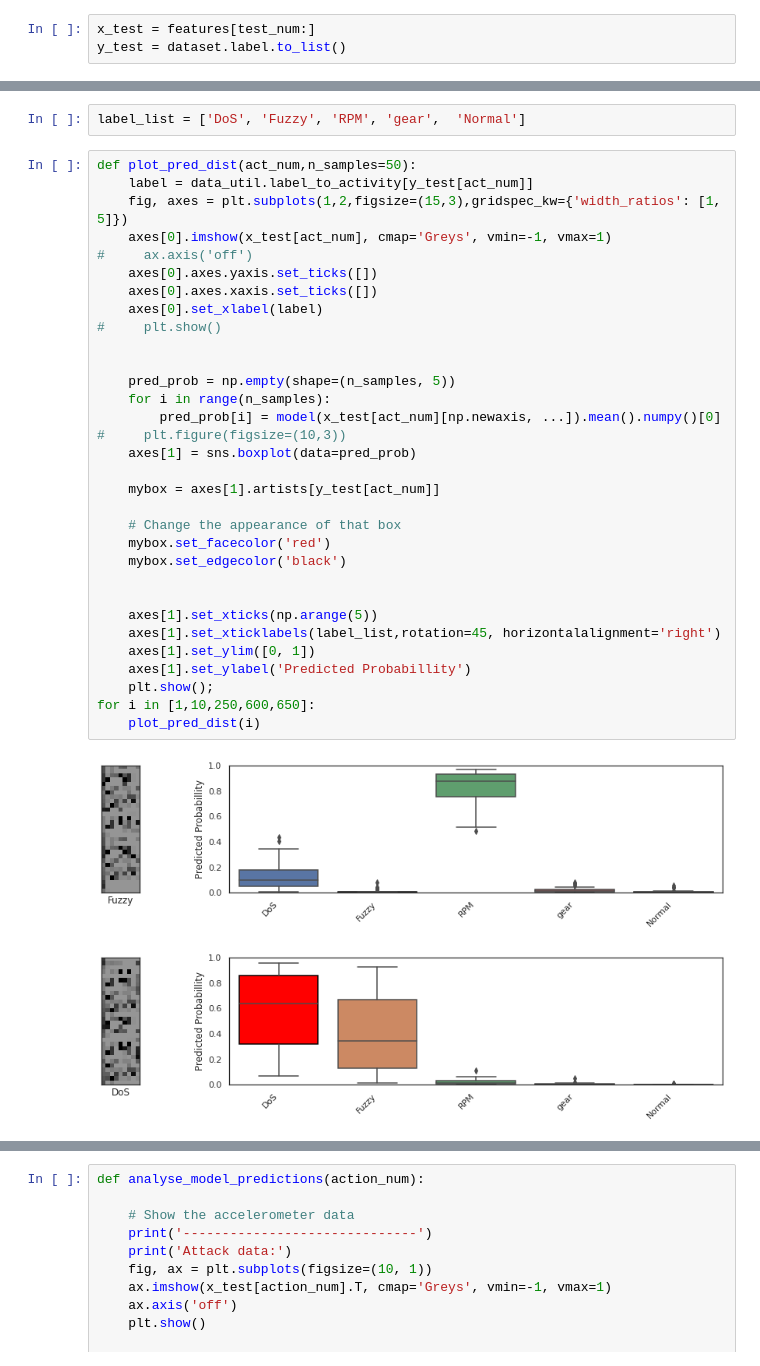
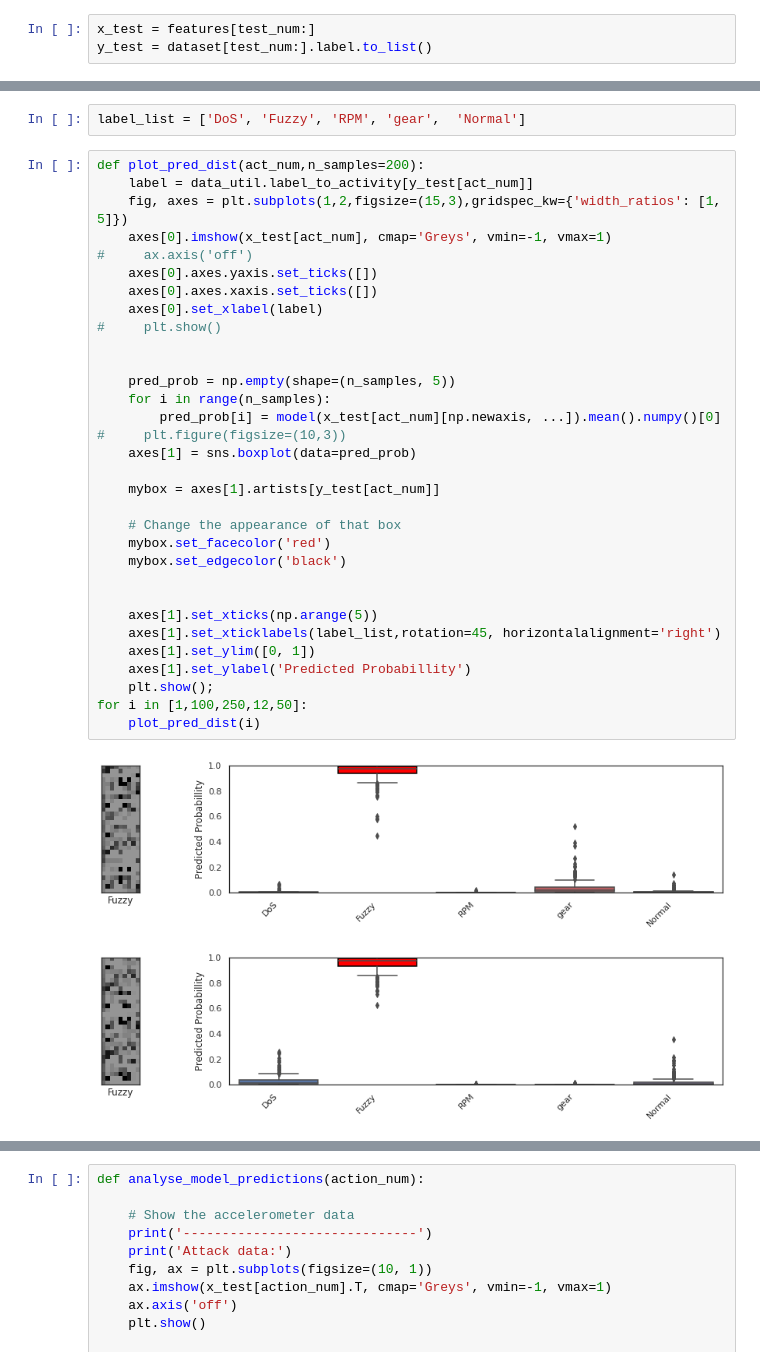
Before and after one commit to ainilaha/ppl_car_hacking, a Jupyter notebook: bayesian_net.ipynb, the cells around one changed output, grey strips where cells are left out. Cells and saved outputs as stored; diff of their text form.

Commit message:
and joint distribution plot

```diff
--- a/bayesian_net.ipynb
+++ b/bayesian_net.ipynb
@@ -189,3 +190,3 @@ plt.legend();
 # %%
 x_test = features[test_num:]
-y_test = dataset.label.to_list()
+y_test = dataset[test_num:].label.to_list()
@@ -195,37 +200,37 @@ sns.set_theme(style="white")
 # %%
 label_list = ['DoS', 'Fuzzy', 'RPM', 'gear',  'Normal']
 # %%
-def plot_pred_dist(act_num,n_samples=50):
+def plot_pred_dist(act_num,n_samples=200):
     label = data_util.label_to_activity[y_test[act_num]]
     fig, axes = plt.subplots(1,2,figsize=(15,3),gridspec_kw={'width_ratios': [1, 5]})
     axes[0].imshow(x_test[act_num], cmap='Greys', vmin=-1, vmax=1)
 #     ax.axis('off')
     axes[0].axes.yaxis.set_ticks([])
     axes[0].axes.xaxis.set_ticks([])
     axes[0].set_xlabel(label)
 #     plt.show()
 
 
     pred_prob = np.empty(shape=(n_samples, 5))
     for i in range(n_samples):
         pred_prob[i] = model(x_test[act_num][np.newaxis, ...]).mean().numpy()[0]
 #     plt.figure(figsize=(10,3))
     axes[1] = sns.boxplot(data=pred_prob)
 
     mybox = axes[1].artists[y_test[act_num]]
 
     # Change the appearance of that box
     mybox.set_facecolor('red')
     mybox.set_edgecolor('black')
 
 
     axes[1].set_xticks(np.arange(5))
     axes[1].set_xticklabels(label_list,rotation=45, horizontalalignment='right')
     axes[1].set_ylim([0, 1])
     axes[1].set_ylabel('Predicted Probabillity')
     plt.show();
-for i in [1,10,250,600,650]:
+for i in [1,100,250,12,50]:
     plot_pred_dist(i)
 # %% [output]
-[figure, old version]
+[figure, new version]
-[figure, old version]
+[figure, new version]
```
Also changed, not shown: parts of 29 cells of this notebook, 2 other files.
